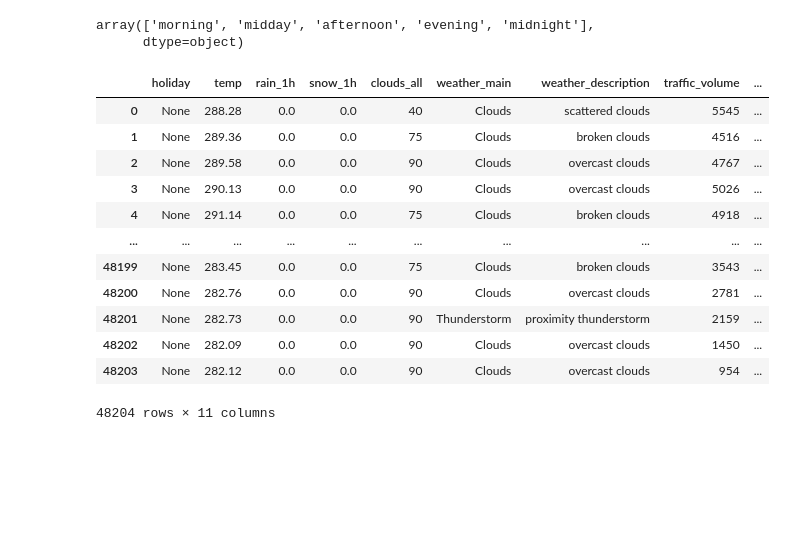
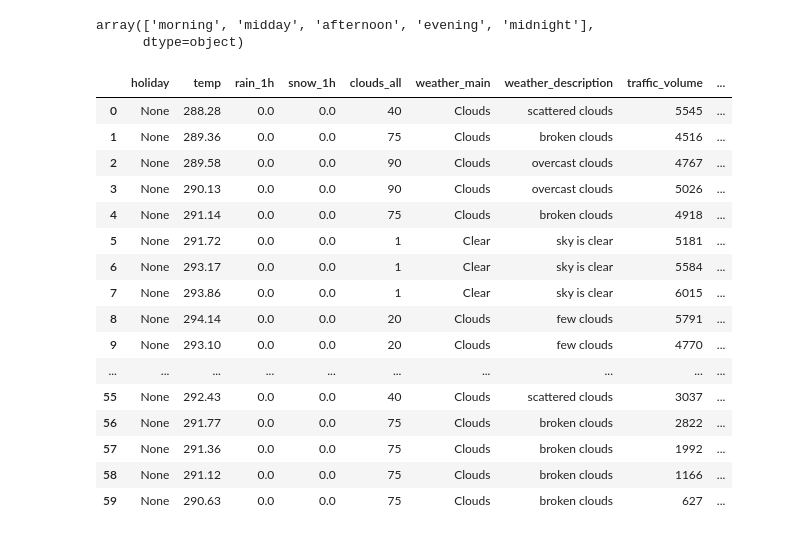
Before and after one commit to ikoghoemmanuell/Finding-Heavy-Traffic-Indicators-on-I-94, a Jupyter notebook: Analysis.ipynb, the cells around one changed output. Saved outputs shown, nothing was run; the diff lists cells and outputs as text; code cells hidden in the pictures; blank space fills up the shorter version.

```diff
--- a/Analysis.ipynb
+++ b/Analysis.ipynb
@@ -164,25 +166,31 @@ traffic['time_of_day'] = traffic['time'].apply(
 )
 
 #dropping time column
-traffic.drop(columns=['time'], axis=1, inplace = True)
+#traffic.drop(columns=['time'], axis=1, inplace = True)
+traffic['time'] = traffic['time'].apply(lambda x: int(stringToTime(x).strftime("%H%M%S")))
+# int(current_date.strftime("%Y%m%d%H%M%S")))
 
 traffic['time_of_day'].unique()
 # %% [output]
 array(['morning', 'midday', 'afternoon', 'evening', 'midnight'],
       dtype=object)
 # %%
-traffic
+traffic.head(60)
 # %% [output]
 |  | holiday | temp | rain_1h | snow_1h | clouds_all | weather_main | weather_description | traffic_volume | ... |
 | 0 | None | 288.28 | 0.0 | 0.0 | 40 | Clouds | scattered clouds | 5545 | ... |
 | 1 | None | 289.36 | 0.0 | 0.0 | 75 | Clouds | broken clouds | 4516 | ... |
 | 2 | None | 289.58 | 0.0 | 0.0 | 90 | Clouds | overcast clouds | 4767 | ... |
 | 3 | None | 290.13 | 0.0 | 0.0 | 90 | Clouds | overcast clouds | 5026 | ... |
 | 4 | None | 291.14 | 0.0 | 0.0 | 75 | Clouds | broken clouds | 4918 | ... |
+| 5 | None | 291.72 | 0.0 | 0.0 | 1 | Clear | sky is clear | 5181 | ... |
+| 6 | None | 293.17 | 0.0 | 0.0 | 1 | Clear | sky is clear | 5584 | ... |
+| 7 | None | 293.86 | 0.0 | 0.0 | 1 | Clear | sky is clear | 6015 | ... |
+| 8 | None | 294.14 | 0.0 | 0.0 | 20 | Clouds | few clouds | 5791 | ... |
+| 9 | None | 293.10 | 0.0 | 0.0 | 20 | Clouds | few clouds | 4770 | ... |
 | ... | ... | ... | ... | ... | ... | ... | ... | ... | ... |
-| 48199 | None | 283.45 | 0.0 | 0.0 | 75 | Clouds | broken clouds | 3543 | ... |
-| 48200 | None | 282.76 | 0.0 | 0.0 | 90 | Clouds | overcast clouds | 2781 | ... |
-| 48201 | None | 282.73 | 0.0 | 0.0 | 90 | Thunderstorm | proximity thunderstorm | 2159 | ... |
-| 48202 | None | 282.09 | 0.0 | 0.0 | 90 | Clouds | overcast clouds | 1450 | ... |
-| 48203 | None | 282.12 | 0.0 | 0.0 | 90 | Clouds | overcast clouds | 954 | ... |
+| 55 | None | 292.43 | 0.0 | 0.0 | 40 | Clouds | scattered clouds | 3037 | ... |
+| 56 | None | 291.77 | 0.0 | 0.0 | 75 | Clouds | broken clouds | 2822 | ... |
+| 57 | None | 291.36 | 0.0 | 0.0 | 75 | Clouds | broken clouds | 1992 | ... |
+| 58 | None | 291.12 | 0.0 | 0.0 | 75 | Clouds | broken clouds | 1166 | ... |
+| 59 | None | 290.63 | 0.0 | 0.0 | 75 | Clouds | broken clouds | 627 | ... |
-48204 rows × 11 columns
```
Also changed, not shown: parts of 15 cells of this notebook.
